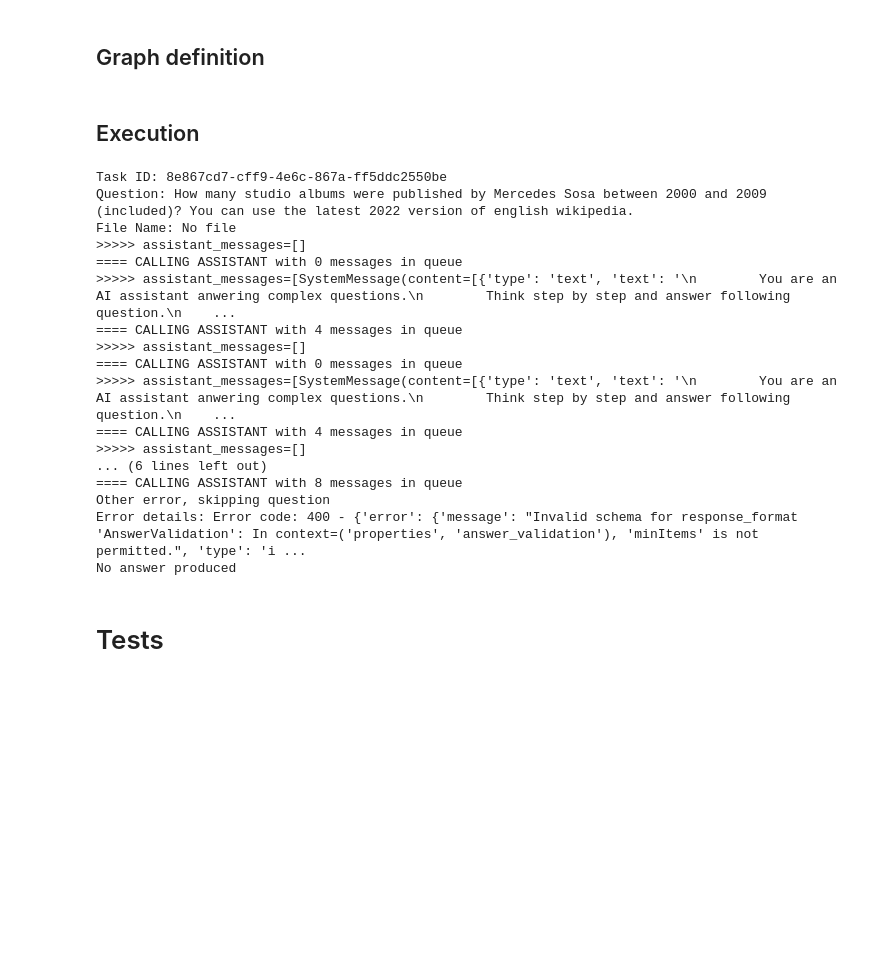
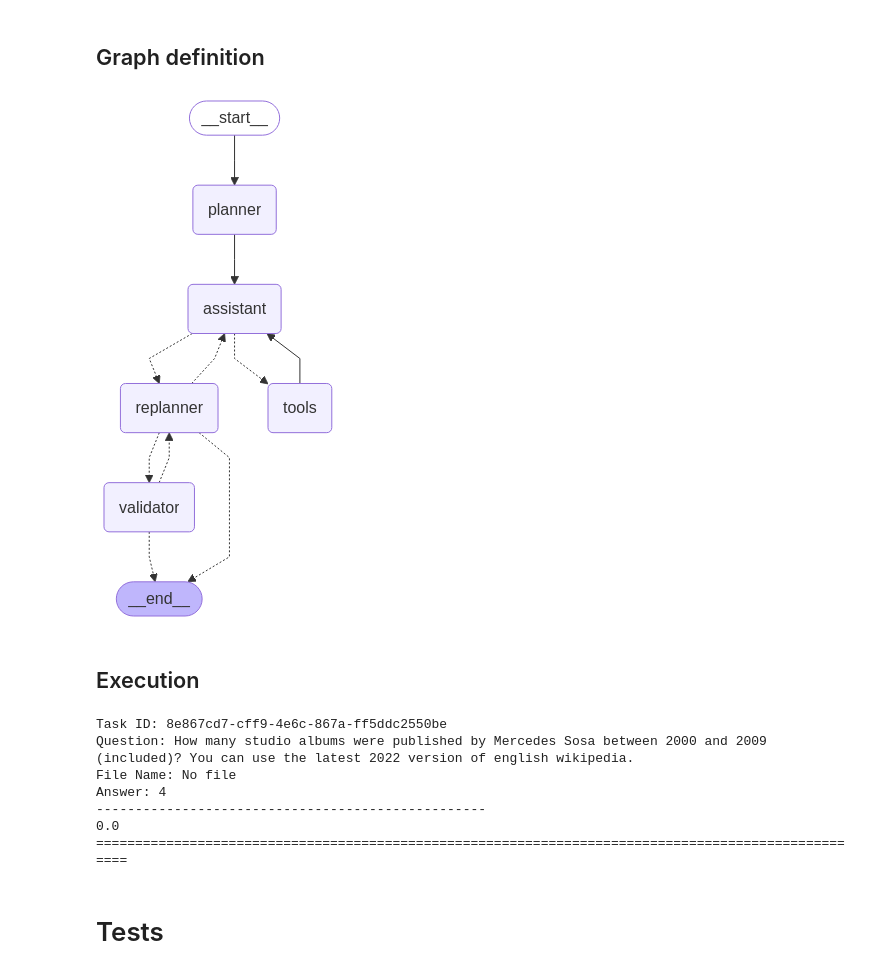
Before and after one commit to jarisko1/agents_mcp_langgraph, a Jupyter notebook: notebook.ipynb, the cells around one changed output. Cells and saved outputs as stored; diff of their text form; code cells hidden in the pictures; blank space fills up the shorter version.

Commit message:
Working improved graph with replanning

```diff
--- a/notebook.ipynb
+++ b/notebook.ipynb
@@ -270,10 +273,8 @@ class TaskState(TypedDict):
     plan: List[str]
     past_steps: Annotated[List[Tuple], operator.add]
     answer: str
-    assistant_messages: list[AnyMessage]
-    # Note: this has to be called exactly like this for Tools to work
-    # messages: Annotated[list[AnyMessage], add_messages]
-    messages: list[AnyMessage]
+    assistant_messages: list[AnyMessage] # Note: no automatic addition for better control
+    tool_messages: list[AnyMessage] # Separated from assistant messages, because without automatic addition, tool will replace the list
 # %% [markdown]
 ## Nodes
 # %% [markdown]
@@ -487,31 +484,18 @@ def tools_or_replanner_condition(state: TaskState) -> Literal["tools", "replanne
 ### Validator
 - TODO: structured output
 # %%
-class AnswerAccepted(BaseModel):
-    """Final answer to the question"""
+class AnswerFeedback(BaseModel):
+    """Feedback to the final answer to the question"""
 
     answer_accepted: bool = Field(
         description="Flag if answer to the initial question was validated. "
             "If all format and other prerequisites were fulfilled, return True. "
             "Otherwise return false to get back to processing."
     )
-
-
-class AnswerFeedback(BaseModel):
-    """Feedback to the final answer to the question"""
-
-    answer_feedback: bool = Field(
+    answer_feedback: str = Field(
         description="In case of incorrect answer, provide explanation what need to be changed."
     )
 
-
-class AnswerValidation(BaseModel):
-    """Final answer to the question"""
-
-    answer_validation: Tuple[AnswerAccepted, AnswerFeedback] = Field(
-        description="Fill in AnswerAccepted with True, if you accept the answer provided. "
-            "In case the answer does not fulfill requirements, fill explanation to AnswerFeedback"
-    )
 
 
 def validator(state: TaskState):
@@ -533,19 +517,17 @@ def validator(state: TaskState):
     {answer}
     """
 
-    structured_validator_model = validator_model.with_structured_output(AnswerValidation)
+    structured_validator_model = validator_model.with_structured_output(AnswerFeedback)
 
     response = structured_validator_model.invoke([HumanMessage(prompt)])
 
     if not response.answer_accepted:
         answer = ""
 
-    print(f"{response=}")
-
     return {
         # "past_steps": [("Output format validation", response.content)], # This will be done by replanner via assistant_messages
-        "messages": [],
-        "past_steps": ("Answer validation", response.answer_feedback),
+        "tool_messages": [],
+        "past_steps": [("Answer validation", response.answer_feedback)],
         "answer": answer
     }
 
@@ -573,7 +555,11 @@ task_graph.add_node("planner", planner)
 task_graph.add_node("replanner", replanner)
 task_graph.add_node("validator", validator)
 task_graph.add_node("assistant", assistant)
-task_graph.add_node("tools", ToolNode(tools))
+task_graph.add_node("tools", ToolNode(
+    tools=tools,
+    name="tools",
+    messages_key="tool_messages"
+))
 
 # Add edges
 task_graph.add_edge(START, "planner")
@@ -585,9 +571,11 @@ task_graph.add_conditional_edges("validator", validator_approval_condition, ["re
 
 compiled_graph = task_graph.compile()
 # %%
-# from IPython.display import display, Image
+from IPython.display import display, Image
 
-# display(Image(compiled_graph.get_graph(xray=True).draw_mermaid_png()))
+display(Image(compiled_graph.get_graph(xray=True).draw_mermaid_png()))
+# %% [output]
+[figure, added]
 # %% [markdown]
 ## Execution
 # %%
@@ -619,7 +607,7 @@ for question, task_id, file_name in question_generator:
                     "file_type": file_type,
                     "file_content": file_content,
                     "answer": "",
-                    "messages": [],
+                    "tool_messages": [],
                     "assistant_messages": []
                 },
                 {"recursion_limit": 30},
@@ -654,20 +642,10 @@ for question, task_id, file_name in question_generator:
 Task ID: 8e867cd7-cff9-4e6c-867a-ff5ddc2550be
 Question: How many studio albums were published by Mercedes Sosa between 2000 and 2009 (included)? You can use the latest 2022 version of english wikipedia.
 File Name: No file
->>>>> assistant_messages=[]
-==== CALLING ASSISTANT with 0 messages in queue
->>>>> assistant_messages=[SystemMessage(content=[{'type': 'text', 'text': '\n        You are an AI assistant anwering complex questions.\n        Think step by step and answer following question.\n    ...
-==== CALLING ASSISTANT with 4 messages in queue
->>>>> assistant_messages=[]
-==== CALLING ASSISTANT with 0 messages in queue
->>>>> assistant_messages=[SystemMessage(content=[{'type': 'text', 'text': '\n        You are an AI assistant anwering complex questions.\n        Think step by step and answer following question.\n    ...
-==== CALLING ASSISTANT with 4 messages in queue
->>>>> assistant_messages=[]
-... (6 lines left out)
-==== CALLING ASSISTANT with 8 messages in queue
-Other error, skipping question
-Error details: Error code: 400 - {'error': {'message': "Invalid schema for response_format 'AnswerValidation': In context=('properties', 'answer_validation'), 'minItems' is not permitted.", 'type': 'i ...
-No answer produced
+Answer: 4
+--------------------------------------------------
+0.0
+====================================================================================================
 # %% [markdown]
 # Tests
 # %%
```
Also changed, not shown: parts of 5 cells of this notebook.
